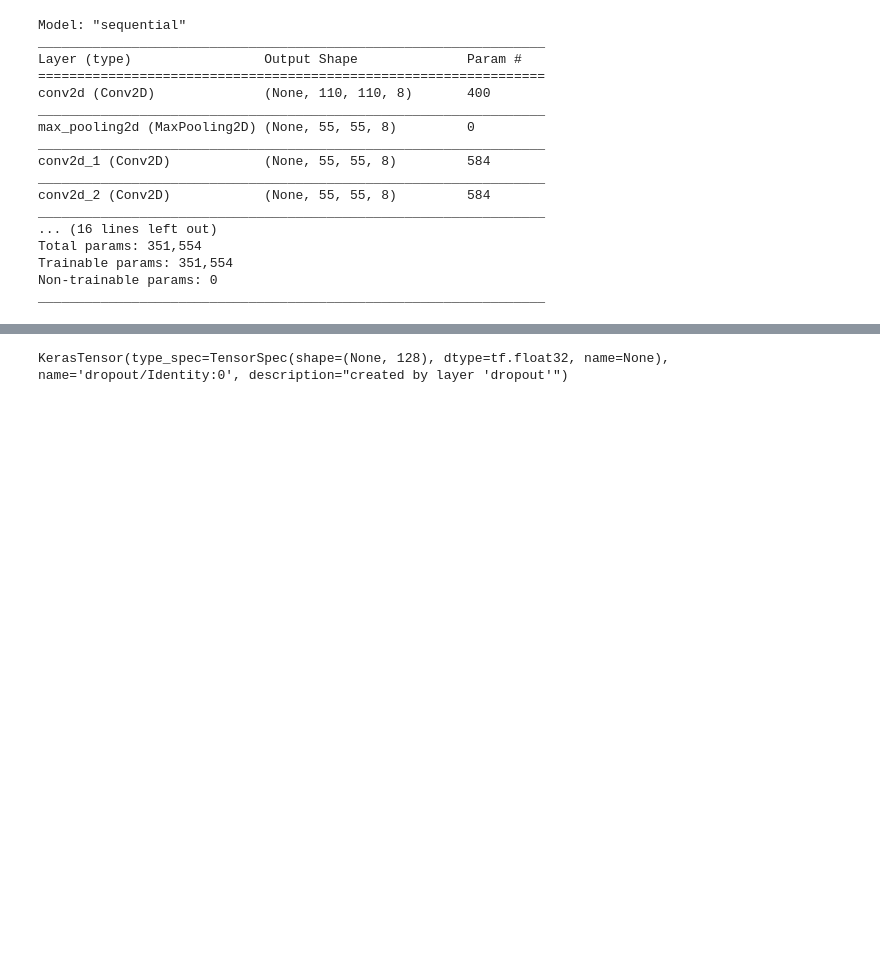
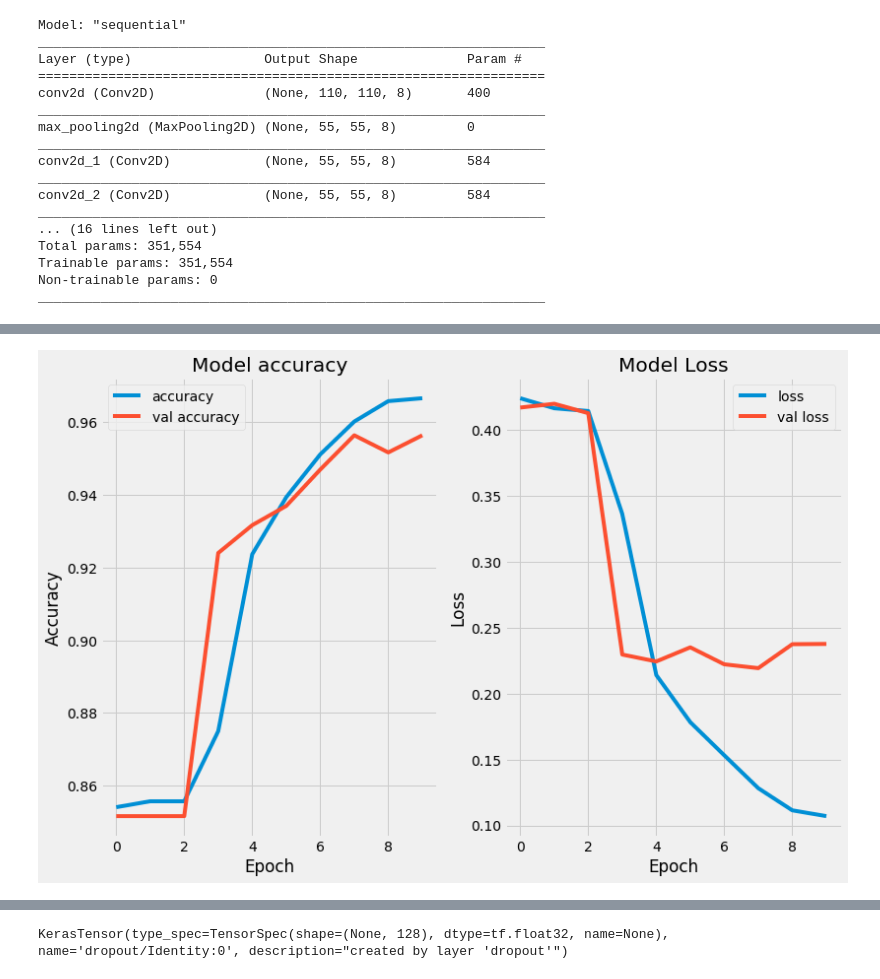
Before and after one commit to eejwa/Venus_Volcanoes, a Jupyter notebook: CNN_Venus_Volcanoes_SAR.ipynb, the cells around one changed output, grey strips where cells are left out. Saved outputs shown, nothing was run; the diff lists cells and outputs as text; code cells hidden in the pictures; blank space fills up the shorter version.

Commit message:
retrained models

```diff
--- a/CNN_Venus_Volcanoes_SAR.ipynb
+++ b/CNN_Venus_Volcanoes_SAR.ipynb
@@ -347,7 +347,7 @@ model = keras.models.Sequential([
     keras.layers.Flatten(),
     keras.layers.Dense(units=128, activation='relu'),
     keras.layers.Dropout(rate=0.2),
-    keras.layers.Dense(units=2, activation='softmax'),
+    keras.layers.Dense(units=2, activation='sigmoid'),
 ])
 # %%
 model.summary()
@@ -440,8 +440,8 @@ model.compile(loss='binary_crossentropy', optimizer='adam', metrics=['accuracy',
 steps_per_epoch = int( np.ceil(train_data_augmented.shape[0] / batch_size) )
 
 # uncomment this if you want to retrain the model
-# history = model.fit(train_data_augmented, train_labels_v_present_augmented,
-#                     epochs=5, batch_size=64, steps_per_epoch=steps_per_epoch,
-#                     validation_data=(valid_data_test, valid_labels_volcano_present))
+history = model.fit(train_data_augmented, train_labels_v_present_augmented,
+                    epochs=10, batch_size=64, steps_per_epoch=steps_per_epoch,
+                    validation_data=(valid_data_test, valid_labels_volcano_present))
 
 # I have a pretrained model ready so you dont have to do this again
@@ -448,3 +470,43 @@ steps_per_epoch = int( np.ceil(train_data_augmented.shape[0] / batch_size) )
+# %%
+# plot loss, accuracy and validation acc/loss
+def plot_history(history):
+    """
+    Plots accuracy and loss from a keras training history.
+
+    Parameters
+    ----------
+    history : Keras history object
+        output from a training history.
+
+    Returns
+    -------
+    Nothing
+
+    """
+    fig = plt.figure(figsize=(12,8))
+    ax = fig.add_subplot(121)
+
+    ax.plot(history.history['accuracy'], label = 'accuracy')
+    ax.plot(history.history['val_accuracy'], label = 'val accuracy')
+    ax.set_title('Model accuracy')
+    ax.set_ylabel('Accuracy')
+    ax.set_xlabel('Epoch')
+    ax.legend(loc='best')
+
+    ax1 = fig.add_subplot(122)
+    # summarize history for loss
+    ax1.plot(history.history['loss'], label = 'loss')
+    ax1.plot(history.history['val_loss'], label = 'val loss')
+    ax1.set_title('Model Loss')
+    ax1.set_ylabel('Loss')
+    ax1.set_xlabel('Epoch')
+    ax1.legend(loc='best')
+    plt.show()
+    return
+
+plot_history(history)
+# %% [output]
+[figure, added]
 # %%
 ## Great! Now save the model so you dont have to train it again...
 
```
Also changed, not shown: parts of 17 cells of this notebook.
